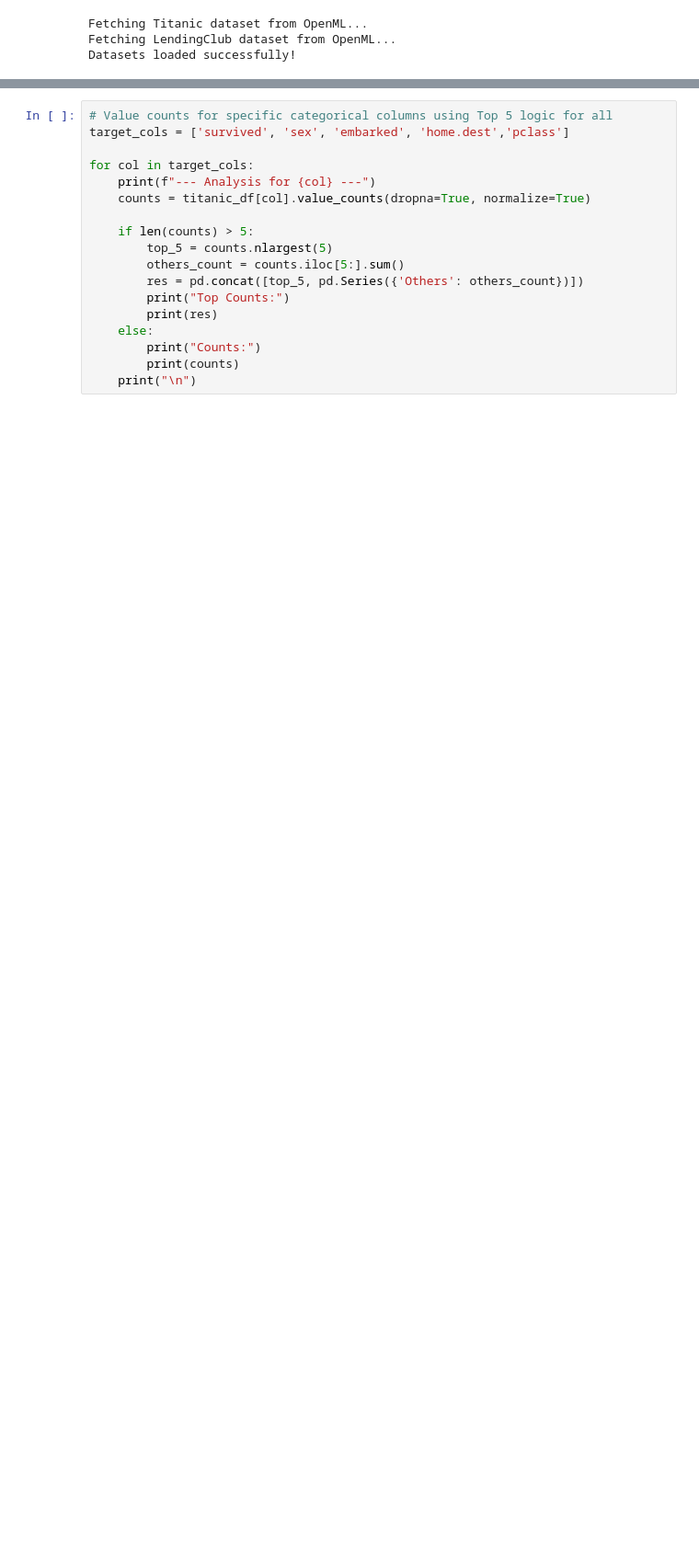
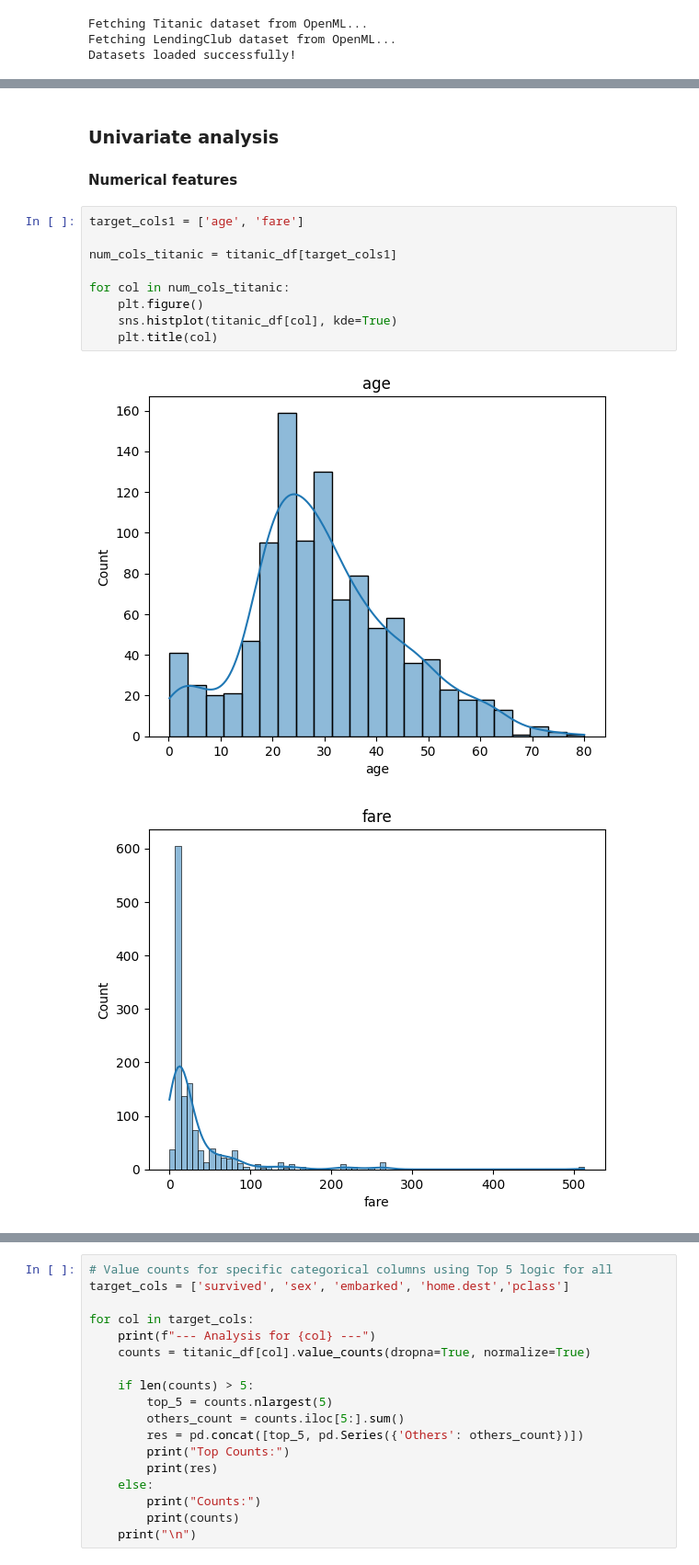
Before and after one commit to ninadparab/Data-Science-and-Machine-Learning-Guides, a Jupyter notebook: Exploratory Data Analysis.ipynb, the cells around one changed output, grey strips where cells are left out. Shown at 92% size. Cells and saved outputs as stored; diff of their text form; blank space fills up the shorter version.

```diff
--- a/Exploratory Data Analysis.ipynb
+++ b/Exploratory Data Analysis.ipynb
@@ -92,0 +126,15 @@ dtype: int64
+# %% [markdown]
+### Univariate analysis
+#### Numerical features
+# %%
+target_cols1 = ['age', 'fare']
+
+num_cols_titanic = titanic_df[target_cols1]
+
+for col in num_cols_titanic:
+    plt.figure()
+    sns.histplot(titanic_df[col], kde=True)
+    plt.title(col)
+# %% [output]
+[figure, added]
+[figure, added]
```
Also changed, not shown: parts of 35 cells of this notebook.
